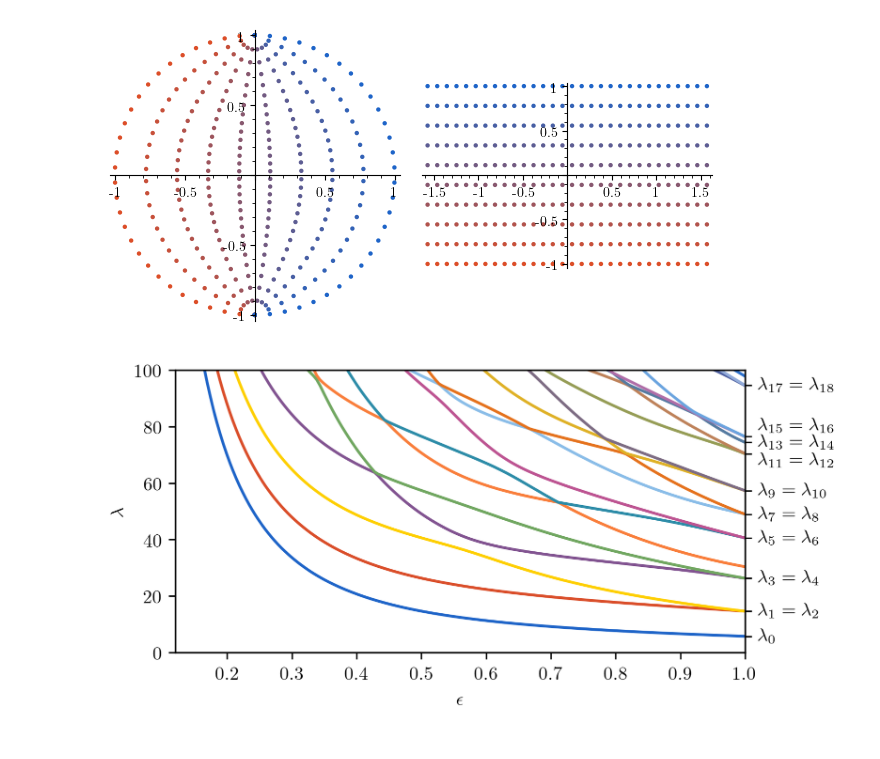
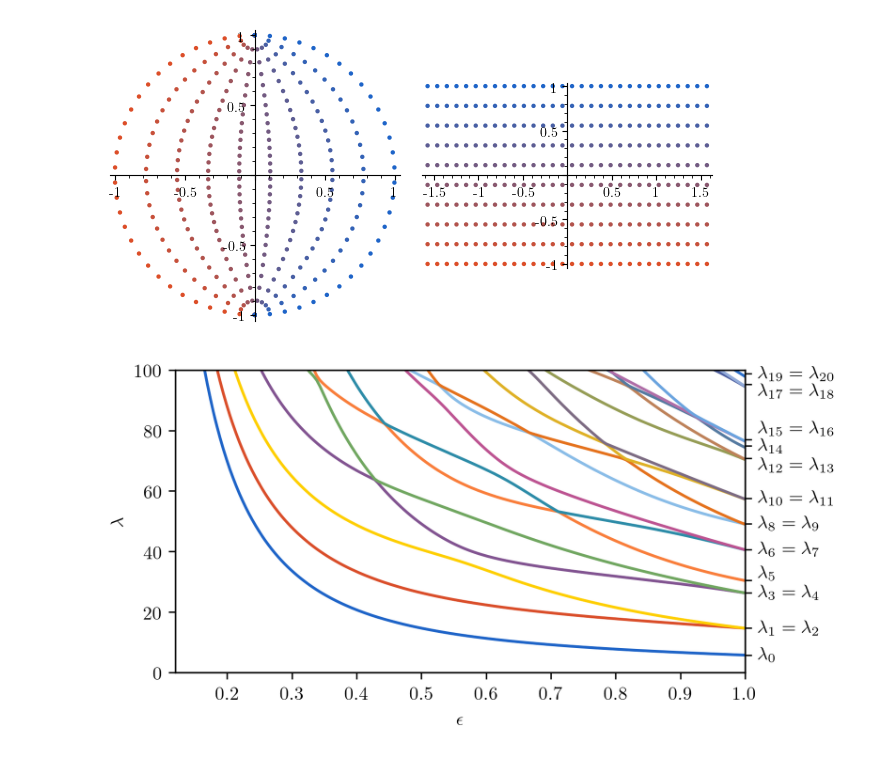
Before and after one commit to toonijn/PhD-thesis, a Jupyter notebook: img/chapter3/on_disc/disc.ipynb, the cells around one changed output. Cells and saved outputs as stored; diff of their text form; code cells hidden in the pictures.

Commit message:
eigenvalues on whole disc

```diff
--- a/img/chapter3/on_disc/disc.ipynb
+++ b/img/chapter3/on_disc/disc.ipynb
@@ -135,28 +135,53 @@ from pqdm.processes import pqdm
 
 epsilons = np.linspace(0.01, 1, 200)
 solutions = pqdm(epsilons, solve_problem, n_jobs=8)
+# %%
+from scipy import special as sc
+
+exact = []
+for i in range(100):
+    zeros = sc.jn_zeros(i, 10)
+    zeros **= 2
+    if zeros[0] > 100:
+        break
+    assert zeros[-1] > 100
+    for z in zeros:
+        if z > 100:
+            break
+        exact.append((z, 1 if i == 0 else 2))
+exact.sort()
 # %%
 import matplotlib.pyplot as plt
 
-fig, ax1 = plt.subplots(figsize=(5.5,2.8), dpi=300)
+fig, ax1 = plt.subplots(figsize=(5.5,3), dpi=300)
 for kleur, (i, v) in zip(ugent.palet, enumerate(list(zip(*solutions)))):
     plt.plot(epsilons, v, color=kleur)
 plt.ylim(0,100)
 plt.xlim(0.12, 1)
 
 ax2 = ax1.twinx()
 ax2.set_ylim(ax1.get_ylim())
 
-ticks = solutions[-1][0::2]
+ticks = []
+labels = []
+
+k = 0
+for e, m in exact:
+    ticks.append(e)
+    labels.append(f"$\\lambda_{{{k}}}$"  if m == 1 else f"$\\lambda_{{{k}}} = \\lambda_{{{k+1}}}$")
+    k += m
+
 ax2.set_yticks(ticks)
-ax2.set_yticklabels(["$\\lambda_0$"  if i == 0 else f"$\\lambda_{{{2*i-1}}} = \\lambda_{{{2*i}}}$"  for i in range(len(ticks))])
-ax2.get_yticklabels()[6].set_verticalalignment("top")
-ax2.get_yticklabels()[8].set_verticalalignment("bottom")
+ax2.set_yticklabels(labels)
+ax2.get_yticklabels()[3].set_verticalalignment("baseline")
+ax2.get_yticklabels()[7].set_verticalalignment("top")
+ax2.get_yticklabels()[9].set_verticalalignment("bottom")
+ax2.get_yticklabels()[10].set_verticalalignment("top")
 
 ax1.set_xlabel("$\\epsilon$")
 ax1.set_ylabel("$\\lambda$")
-plt.savefig("eigenvalues_flow.pdf", bbox_inches="tight")
+# plt.savefig("eigenvalues_flow.pdf", bbox_inches="tight")
 
 None
 # %% [output]
-[figure, old version]
+[figure, new version]
```
Also changed, not shown: parts of 4 cells of this notebook, 3 other files.
